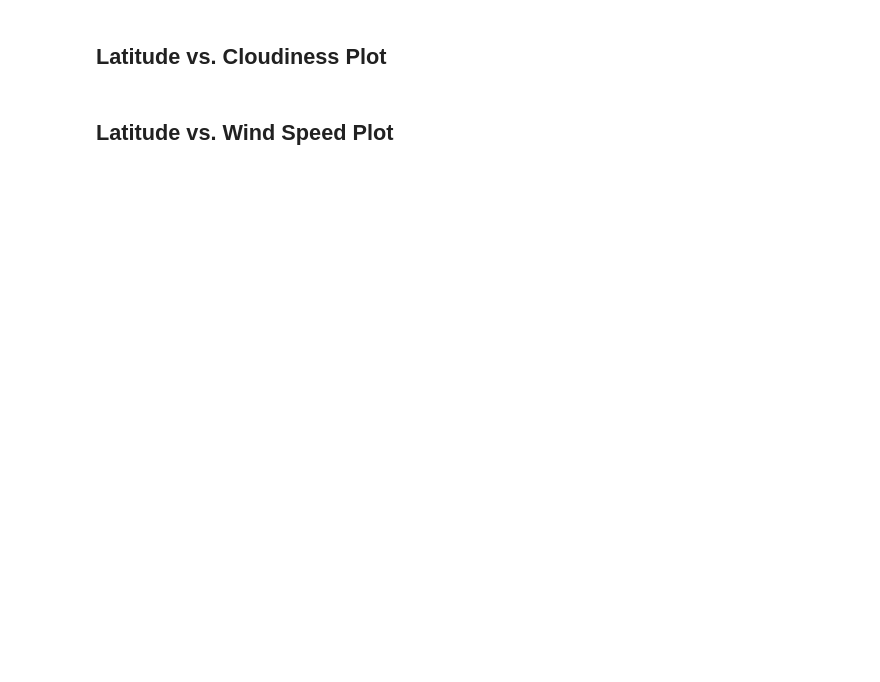
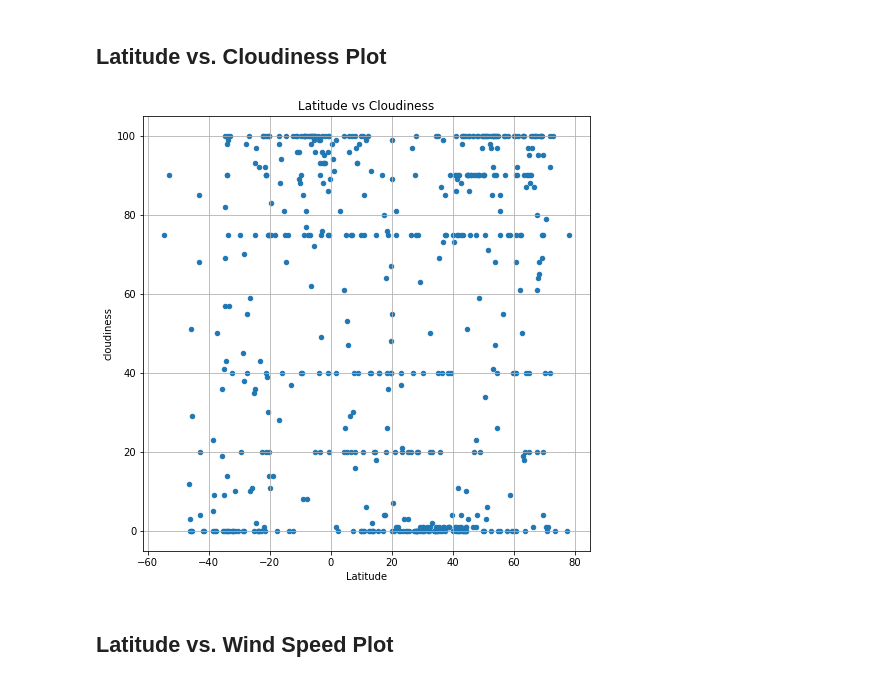
Before and after one commit to cspence001/weather_regression_vacation_heatmap, a Jupyter notebook: WeatherPy/WeatherPy-Copy2.ipynb, the cells around one changed output. Cells and saved outputs as stored; diff of their text form; code cells hidden in the pictures; blank space fills up the shorter version.

```diff
--- a/WeatherPy/WeatherPy-Copy2.ipynb
+++ b/WeatherPy/WeatherPy-Copy2.ipynb
@@ -204,4 +255,11 @@ Skip this step if there are no cities that have humidity > 100%.
 # %% [markdown]
 ## Latitude vs. Cloudiness Plot
+# %%
+humidity_100.plot(kind="scatter", x="Latitude", y="cloudiness", grid=True, figsize=(8, 8),
+                  title="Latitude vs Cloudiness")
+
+plt.savefig("Resources/LatvsCloud.png")
+# %% [output]
+[figure, added]
 # %% [markdown]
 ## Latitude vs. Wind Speed Plot
```
Also changed, not shown: parts of 23 cells of this notebook, 15 other files.
